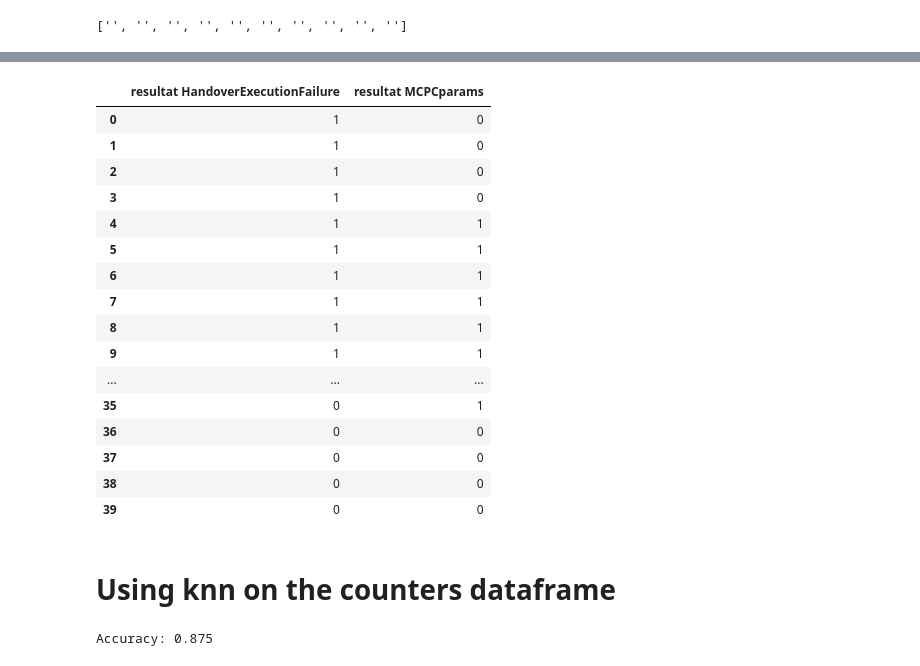
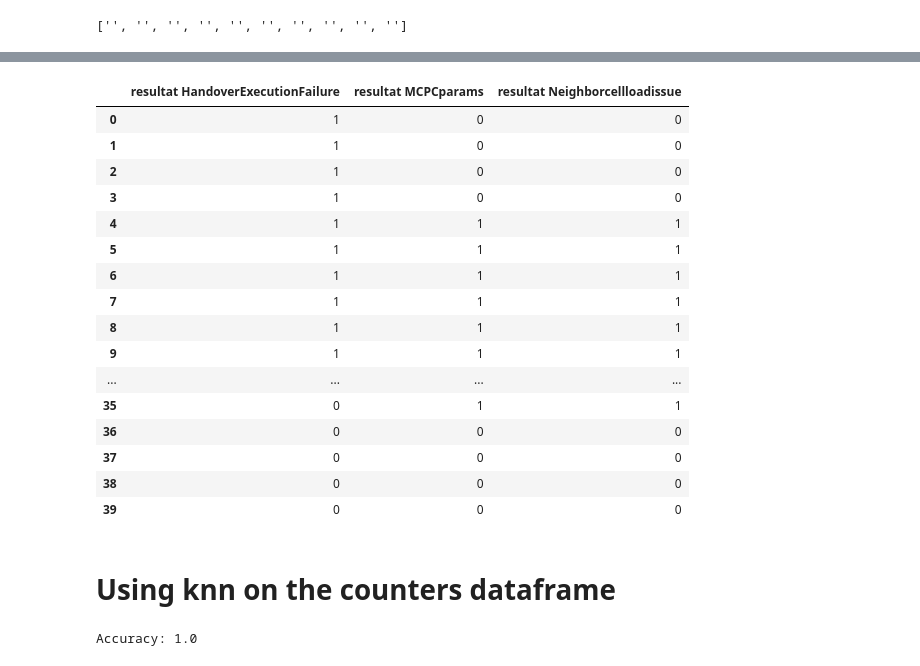
Before and after one commit to FaycelSassi/Chatbot, a Jupyter notebook: actions/resources/Untitled-1.ipynb, the cells around one changed output, grey strips where cells are left out. Cells and saved outputs as stored; diff of their text form; code cells hidden in the pictures.

Commit message:
improving the solutions

```diff
--- a/actions/resources/Untitled-1.ipynb
+++ b/actions/resources/Untitled-1.ipynb
@@ -35,13 +55,10 @@ j=0
 for param in paramlist:
   param[1]=param[1].replace(' ', '')
   param[0]=param[0].replace(' ', '')
-  param[2]=param[2].replace(' ', '')
-  if param[2]=='notready' and param[4]=='none':
-    next=param[1].split(",")
   if param[0] in next:
-    if param[4]== 'none' and param[2]!= 'notready':
+    if param[4]== 'none' and param[2]!= 'not ready':
        solutionslist.append(param[4])
-    if param[2]=='notready' and param[4]!='none':
+    if param[2]=='not ready' and param[4]!='none':
         for x in param[4]:
            if x.replace(" ", "") not in df.columns:
               print(x + " values not added in database")
@@ -52,5 +69,8 @@ for param in paramlist:
               j+=1
               i[0].replace(" ", "")
               i[1].replace(" ", "")
-              result = df.apply(lambda row: eval(param[3], {i[0].replace(" ", ""): row[i[0].replace(" ", "")], i[1].replace(" ", ""): row[i[1].replace(" ", "")]}), axis=1)
+              if i[0] in df.columns:
+               result = df.apply(lambda row: eval(param[3], {i[0].replace(" ", ""): row[i[0].replace(" ", "")], i[1].replace(" ", ""): row[i[1].replace(" ", "")]}), axis=1)
               df["resultat "+param[0]]=result
+  if param[2]=='notready':
+    next=param[1].split(",")
@@ -66,7 +83,7 @@ s
 # %% [output]
 ['', '', '', '', '', '', '', '', '', '']
 # %%
-solution=[]
+
 sol=""
 solist=[]
 #Determine a solution to the problems
@@ -75,6 +92,7 @@ for i in range(len(df)):
    for col in df.columns:
       if df[col][i]==False:
         if "resultat" in col:
+            solution=[]
             solist=[]
             x=col.replace("resultat ","")
             my_string=''
@@ -91,6 +109,10 @@ for i in range(len(df)):
             if my_string not in solution:
                solist.append(my_string)
             sol=''.join(solist)
+            # print(sol)
             if sol not in s[i]:
                s[i]=s[i]+sol+' ;\n '
+               sol=''
+            print(i)
+            print(s[i])
             next=""
@@ -111,33 +152,34 @@ df
 | 8 | 64186345be2bea336c2ad694 | eniq_oss_1 | SubNetwork=ONRM_ROOT_MO,SubNetwor... | B4G3G_AeroportGabes | ManagedElement=B4G3G_AeroportGabe... | 30 | 70 | 30 | ... |
 | 9 | 64186345be2bea336c2ad695 | eniq_oss_1 | SubNetwork=ONRM_ROOT_MO,SubNetwor... | B4G3G_AeroportGabes | ManagedElement=B4G3G_AeroportGabe... | 30 | 70 | 30 | ... |
 # %%
-dfknn=df.iloc[:, 9:12]
+dfknn=pd.concat([df.iloc[:, 9:11], df.iloc[:, 16:18]], axis=1)
 # Convert boolean columns to numeric (0 or 1)
 dfknn['resultat HandoverExecutionFailure'] = dfknn['resultat HandoverExecutionFailure'].astype(int)
 dfknn['resultat MCPCparams'] = dfknn['resultat MCPCparams'].astype(int)
+dfknn['resultat Neighborcellloadissue'] = dfknn['resultat Neighborcellloadissue'].astype(int)
 # Repeat each row 3 times
 dfknn = dfknn.loc[df.index.repeat(4)].reset_index(drop=True)
 solution=dfknn['solution']
 dfknn= dfknn.drop('solution', axis=1)
 dfknn
 # %% [output]
-|  | resultat HandoverExecutionFailure | resultat MCPCparams |
-| 0 | 1 | 0 |
-| 1 | 1 | 0 |
-| 2 | 1 | 0 |
-| 3 | 1 | 0 |
-| 4 | 1 | 1 |
-| 5 | 1 | 1 |
-| 6 | 1 | 1 |
-| 7 | 1 | 1 |
-| 8 | 1 | 1 |
-| 9 | 1 | 1 |
-| ... | ... | ... |
-| 35 | 0 | 1 |
-| 36 | 0 | 0 |
-| 37 | 0 | 0 |
-| 38 | 0 | 0 |
-| 39 | 0 | 0 |
+|  | resultat HandoverExecutionFailure | resultat MCPCparams | resultat Neighborcellloadissue |
+| 0 | 1 | 0 | 0 |
+| 1 | 1 | 0 | 0 |
+| 2 | 1 | 0 | 0 |
+| 3 | 1 | 0 | 0 |
+| 4 | 1 | 1 | 1 |
+| 5 | 1 | 1 | 1 |
+| 6 | 1 | 1 | 1 |
+| 7 | 1 | 1 | 1 |
+| 8 | 1 | 1 | 1 |
+| 9 | 1 | 1 | 1 |
+| ... | ... | ... | ... |
+| 35 | 0 | 1 | 1 |
+| 36 | 0 | 0 | 0 |
+| 37 | 0 | 0 | 0 |
+| 38 | 0 | 0 | 0 |
+| 39 | 0 | 0 | 0 |
 # %% [markdown]
 # Using knn on the counters dataframe
 # %%
@@ -148,7 +190,7 @@ from sklearn.neighbors import KNeighborsClassifier
 from sklearn.metrics import accuracy_score
 
 # Split the data into training and testing sets
-X_train, X_test, y_train, y_test = train_test_split(dfknn,solution, test_size=0.4, random_state=42)
+X_train, X_test, y_train, y_test = train_test_split(dfknn,solution, test_size=0.4, random_state=43)
 
 # Scale the data using StandardScaler
 scaler = StandardScaler()
@@ -166,7 +208,7 @@ y_pred = knn.predict(X_test)
 accuracy = accuracy_score(y_test, y_pred)
 print('Accuracy:', accuracy)
 # %% [output]
-Accuracy: 0.875
+Accuracy: 1.0
 # %%
 print(X_test)
 # %% [output]
```
Also changed, not shown: parts of 8 cells of this notebook.
